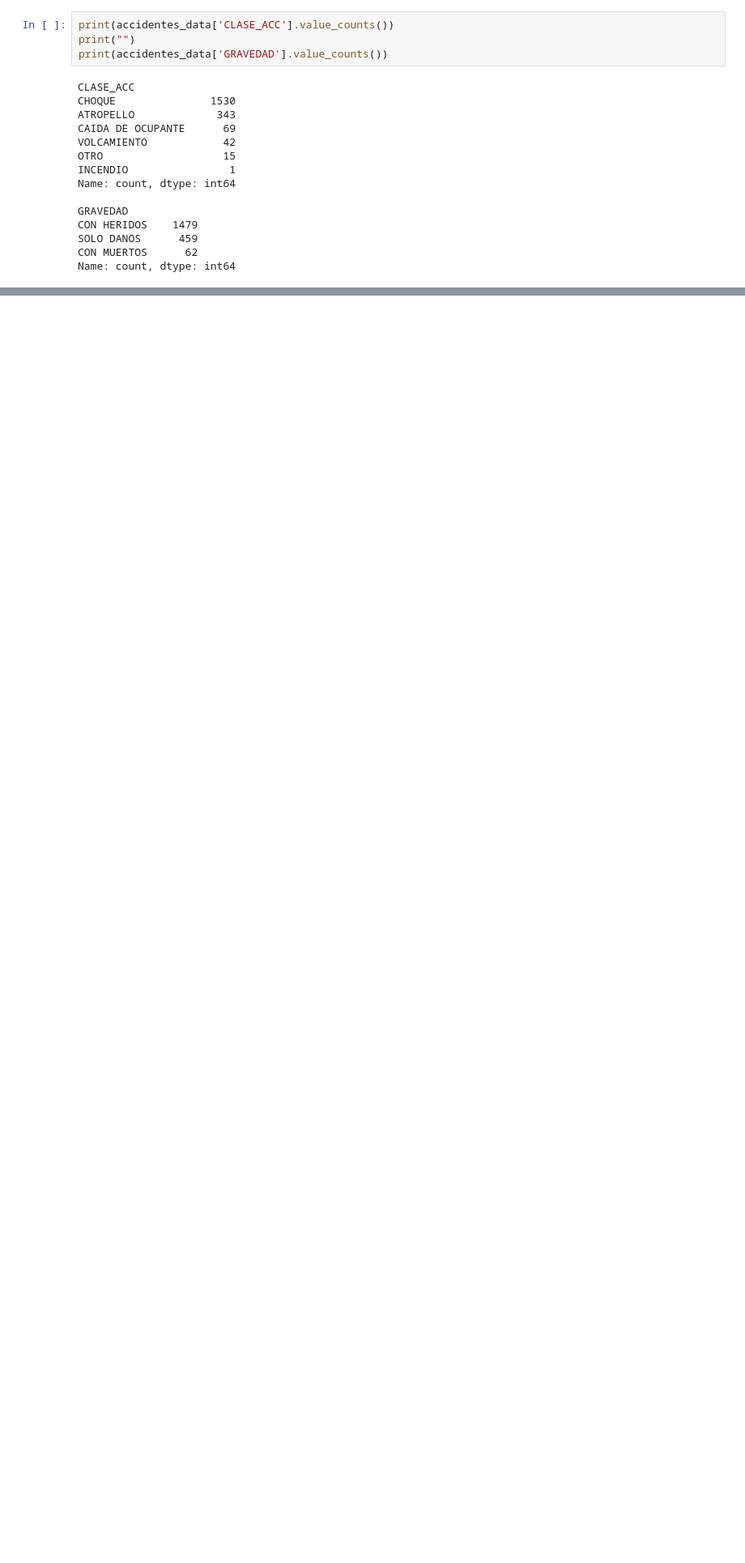
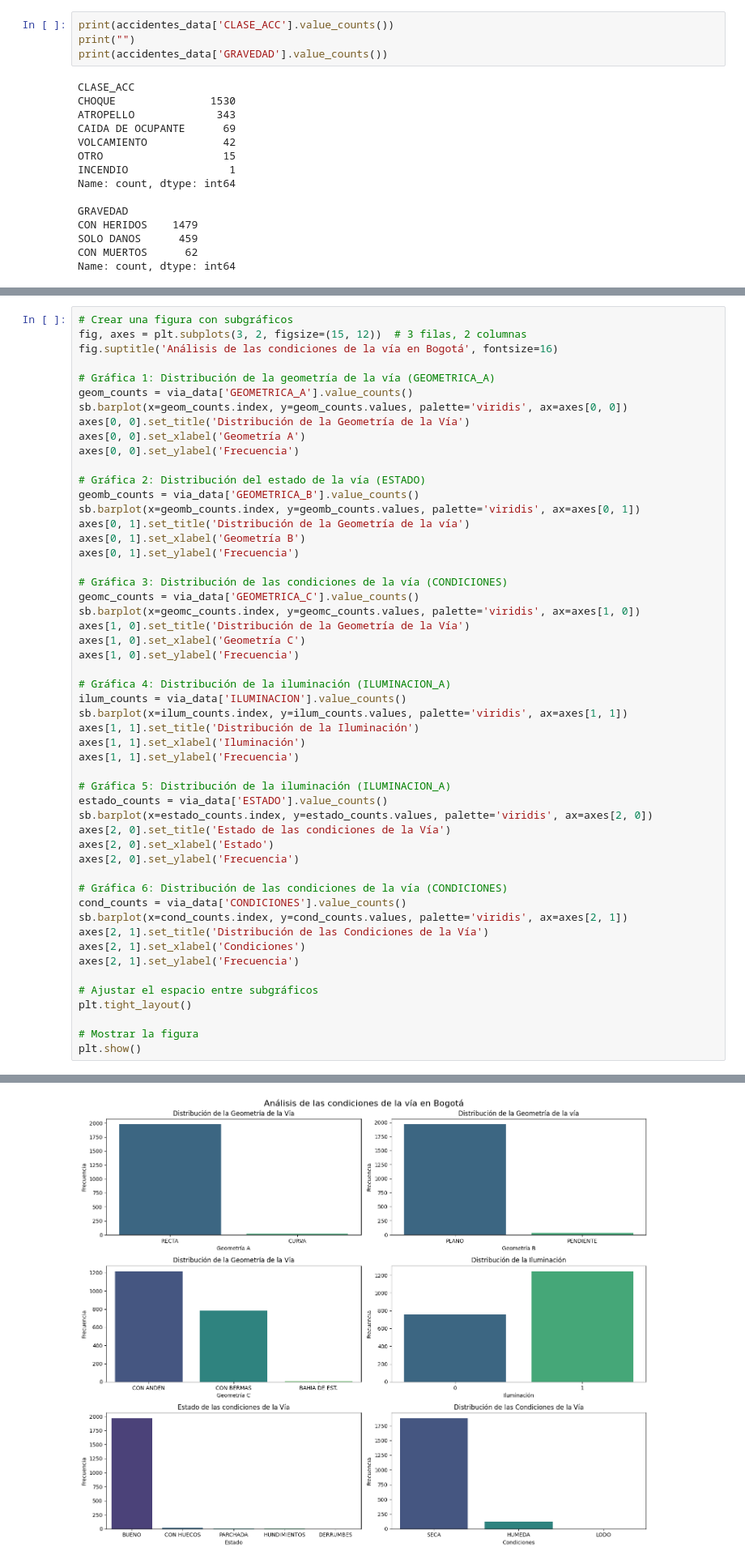
Before and after one commit to bermudez05/Siniestralidad_Bogota_BD, a Jupyter notebook: Entregable.ipynb, the cells around one changed output, grey strips where cells are left out. Shown at 81% size. Drawn from its saved outputs; the diff is of its cells as text; blank space fills up the shorter version.

```diff
--- a/Entregable.ipynb
+++ b/Entregable.ipynb
@@ -693,0 +684,53 @@ memory usage: 13.7+ KB
+# %%
+# Crear una figura con subgráficos
+fig, axes = plt.subplots(3, 2, figsize=(15, 12))  # 3 filas, 2 columnas
+fig.suptitle('Análisis de las condiciones de la vía en Bogotá', fontsize=16)
+
+# Gráfica 1: Distribución de la geometría de la vía (GEOMETRICA_A)
+geom_counts = via_data['GEOMETRICA_A'].value_counts()
+sb.barplot(x=geom_counts.index, y=geom_counts.values, palette='viridis', ax=axes[0, 0])
+axes[0, 0].set_title('Distribución de la Geometría de la Vía')
+axes[0, 0].set_xlabel('Geometría A')
+axes[0, 0].set_ylabel('Frecuencia')
+
+# Gráfica 2: Distribución del estado de la vía (ESTADO)
+geomb_counts = via_data['GEOMETRICA_B'].value_counts()
+sb.barplot(x=geomb_counts.index, y=geomb_counts.values, palette='viridis', ax=axes[0, 1])
+axes[0, 1].set_title('Distribución de la Geometría de la vía')
+axes[0, 1].set_xlabel('Geometría B')
+axes[0, 1].set_ylabel('Frecuencia')
+
+# Gráfica 3: Distribución de las condiciones de la vía (CONDICIONES)
+geomc_counts = via_data['GEOMETRICA_C'].value_counts()
+sb.barplot(x=geomc_counts.index, y=geomc_counts.values, palette='viridis', ax=axes[1, 0])
+axes[1, 0].set_title('Distribución de la Geometría de la Vía')
+axes[1, 0].set_xlabel('Geometría C')
+axes[1, 0].set_ylabel('Frecuencia')
+
+# Gráfica 4: Distribución de la iluminación (ILUMINACION_A)
+ilum_counts = via_data['ILUMINACION'].value_counts()
+sb.barplot(x=ilum_counts.index, y=ilum_counts.values, palette='viridis', ax=axes[1, 1])
+axes[1, 1].set_title('Distribución de la Iluminación')
+axes[1, 1].set_xlabel('Iluminación')
+axes[1, 1].set_ylabel('Frecuencia')
+
+# Gráfica 5: Distribución de la iluminación (ILUMINACION_A)
+estado_counts = via_data['ESTADO'].value_counts()
+sb.barplot(x=estado_counts.index, y=estado_counts.values, palette='viridis', ax=axes[2, 0])
+axes[2, 0].set_title('Estado de las condiciones de la Vía')
+axes[2, 0].set_xlabel('Estado')
+axes[2, 0].set_ylabel('Frecuencia')
+
+# Gráfica 6: Distribución de las condiciones de la vía (CONDICIONES)
+cond_counts = via_data['CONDICIONES'].value_counts()
+sb.barplot(x=cond_counts.index, y=cond_counts.values, palette='viridis', ax=axes[2, 1])
+axes[2, 1].set_title('Distribución de las Condiciones de la Vía')
+axes[2, 1].set_xlabel('Condiciones')
+axes[2, 1].set_ylabel('Frecuencia')
+
+# Ajustar el espacio entre subgráficos
+plt.tight_layout()
+
+# Mostrar la figura
+plt.show()
+# %% [output]
@@ -693,0 +754 @@ memory usage: 13.7+ KB
+[figure, added]
```
Also changed, not shown: parts of 22 cells of this notebook.
